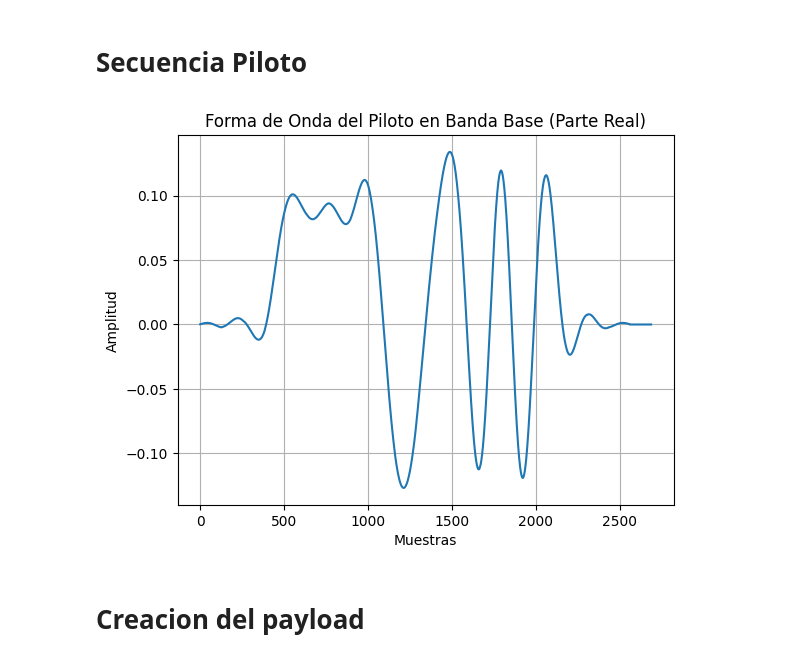
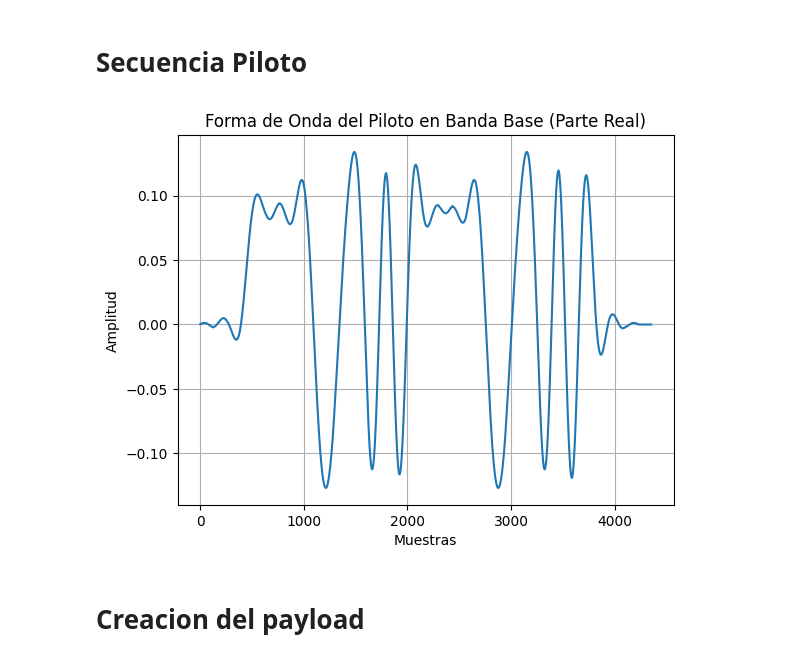
Before and after one commit to jbcgames/Proyecto-PDS, a Jupyter notebook: Transmisor.ipynb, the cells around one changed output. Drawn from its saved outputs; the diff is of its cells as text; code cells hidden in the pictures.

```diff
--- a/Transmisor.ipynb
+++ b/Transmisor.ipynb
@@ -364,36 +364,36 @@ import numpy as np
 
 # Barker 13 en ±1
 BARKER13 = np.array([+1, +1, +1, +1, +1, -1, -1, +1, +1, -1, +1, -1, +1], dtype=float)
 
-def generate_pilot_symbols():
+def generate_pilot_symbols(repeticiones=10):
     """
     Devuelve los símbolos complejos BPSK de la secuencia Barker 13.
     """
-    return BARKER13.astype(float) + 0j  # eje I
+    return np.tile(BARKER13, repeticiones).astype(complex)
 
 def pilot_rrc_waveform(rrc_taps, sps):
     """
     Genera la forma de onda del piloto en banda base (ya filtrado con SRRC)
     usando los mismos 'rrc_taps' y 'sps' que el payload.
     """
     pilot_syms = generate_pilot_symbols()              # (N_pilot,)
     # upsample
     x_up = np.zeros(len(pilot_syms) * sps, dtype=complex)
     x_up[::sps] = pilot_syms
     # filtrar con el mismo SRRC
     pilot_bb = np.convolve(x_up, rrc_taps, mode='full')
     return pilot_bb
 # Ejemplo de uso
 pilot_bb = pilot_rrc_waveform(rrc_taps, SPS)
 plt.figure()
 plt.plot(np.real(pilot_bb))
 plt.title("Forma de Onda del Piloto en Banda Base (Parte Real)")
 plt.xlabel("Muestras")
 plt.ylabel("Amplitud")
 plt.grid()
 plt.show()
 # %% [output]
-[figure, old version]
+[figure, new version]
 # %% [markdown]
 # Creacion del payload
 # %%
```
Also changed, not shown: parts of 5 cells of this notebook, 5 other files.
